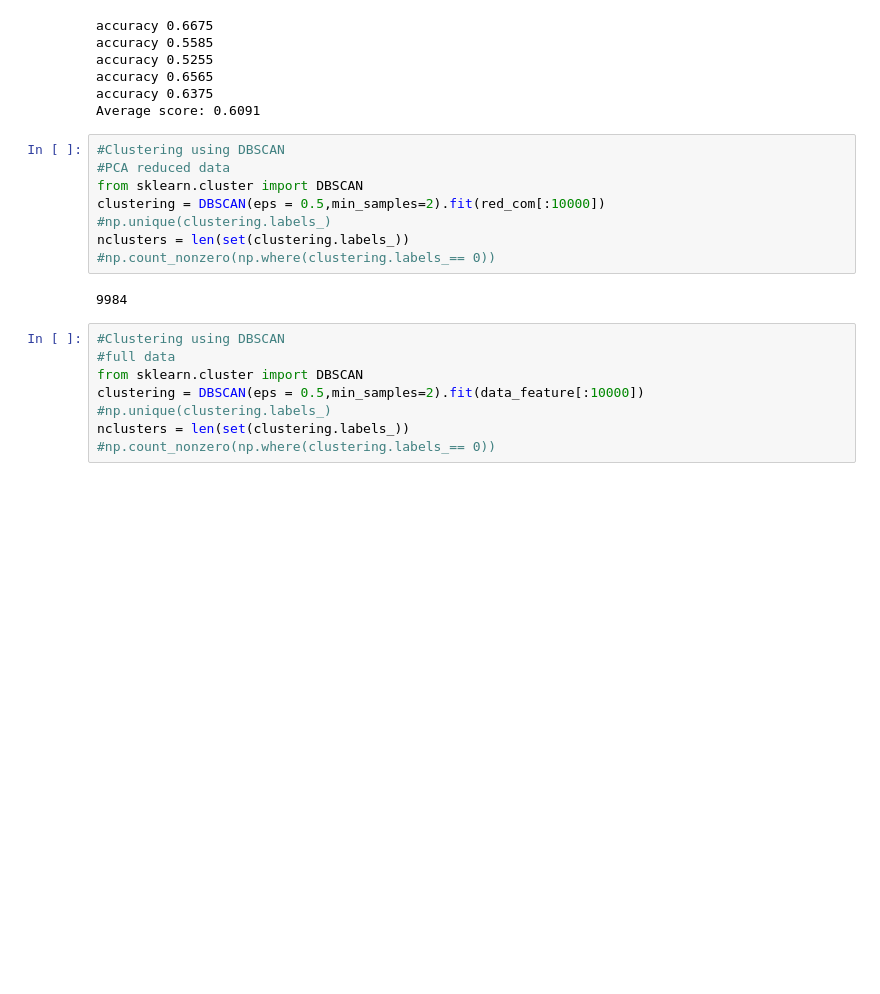
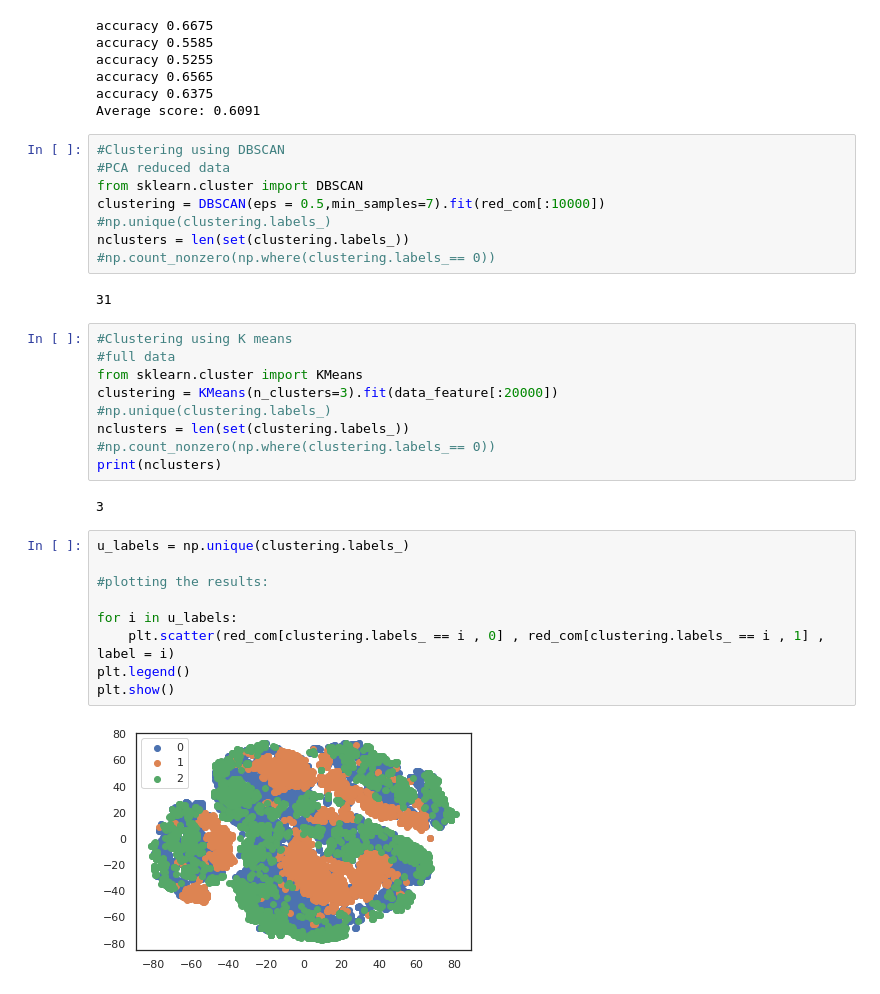
Before and after one commit to LiurongLin/IML_2022, a Jupyter notebook: A2/IML_Assignment_2.ipynb, the cells around one changed output. Drawn from its saved outputs; the diff is of its cells as text; blank space fills up the shorter version.

Commit message:
add cluster draft code

```diff
--- a/A2/IML_Assignment_2.ipynb
+++ b/A2/IML_Assignment_2.ipynb
@@ -310,17 +310,31 @@ Average score: 0.6091
 #Clustering using DBSCAN
 #PCA reduced data
 from sklearn.cluster import DBSCAN
-clustering = DBSCAN(eps = 0.5,min_samples=2).fit(red_com[:10000])
+clustering = DBSCAN(eps = 0.5,min_samples=7).fit(red_com[:10000])
 #np.unique(clustering.labels_)
 nclusters = len(set(clustering.labels_))
 #np.count_nonzero(np.where(clustering.labels_== 0))
 # %% [output]
-9984
+31
 # %%
-#Clustering using DBSCAN
+#Clustering using K means
 #full data
-from sklearn.cluster import DBSCAN
-clustering = DBSCAN(eps = 0.5,min_samples=2).fit(data_feature[:10000])
+from sklearn.cluster import KMeans
+clustering = KMeans(n_clusters=3).fit(data_feature[:20000])
 #np.unique(clustering.labels_)
 nclusters = len(set(clustering.labels_))
 #np.count_nonzero(np.where(clustering.labels_== 0))
+print(nclusters)
+# %% [output]
+3
+# %%
+u_labels = np.unique(clustering.labels_)
+
+#plotting the results:
+
+for i in u_labels:
+    plt.scatter(red_com[clustering.labels_ == i , 0] , red_com[clustering.labels_ == i , 1] , label = i)
+plt.legend()
+plt.show()
+# %% [output]
+[figure, added]
```
Also changed, not shown: parts of 6 cells of this notebook.
